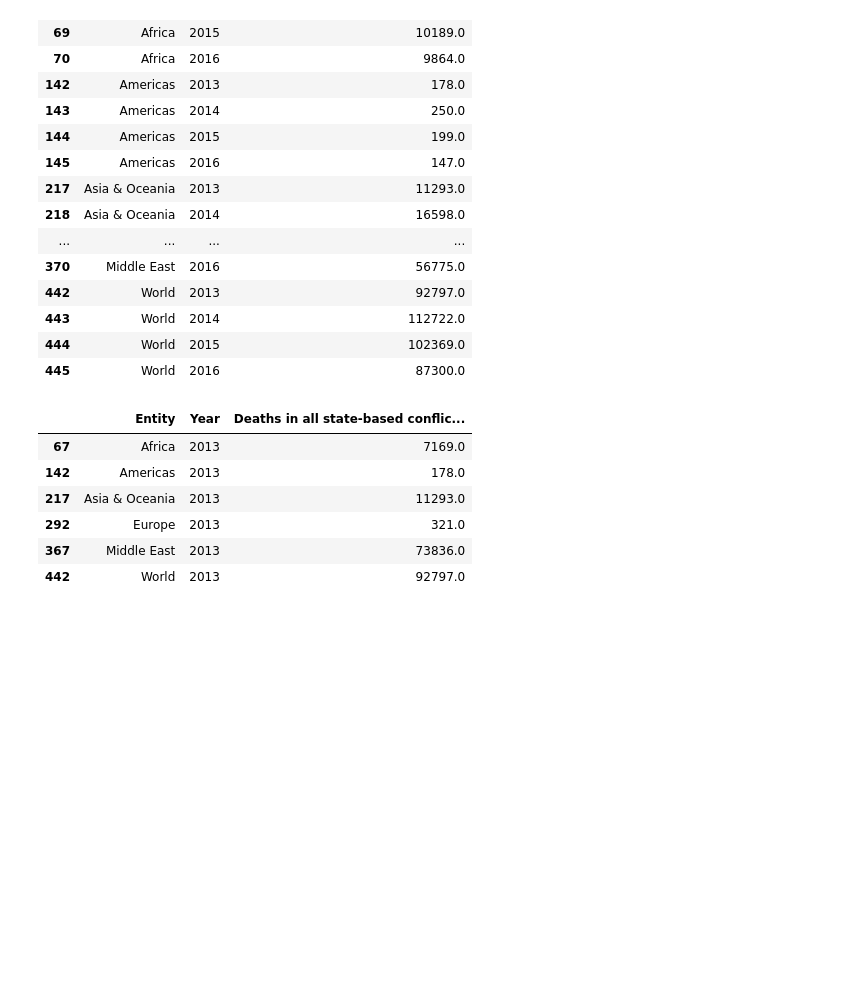
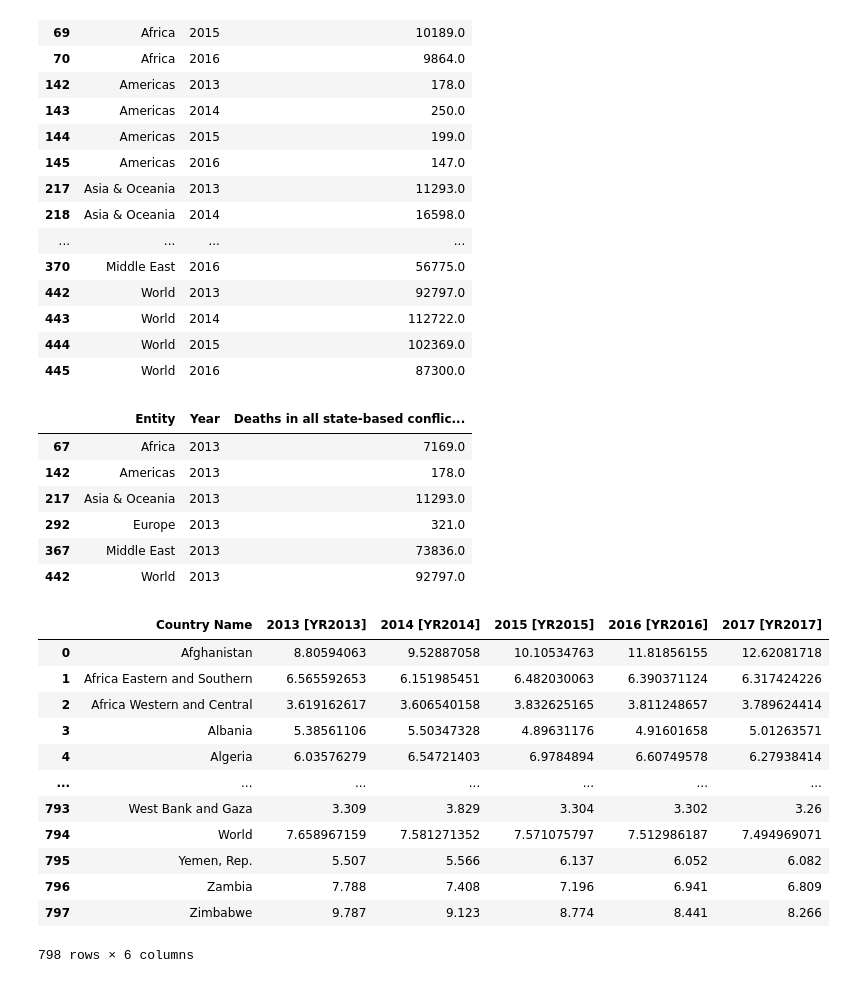
Before and after one commit to oludovisi/DSF_Final, a Jupyter notebook: DSF_Final_Project.ipynb, the cells around one changed output. Cells and saved outputs as stored; diff of their text form; code cells hidden in the pictures; blank space fills up the shorter version.

```diff
--- a/DSF_Final_Project.ipynb
+++ b/DSF_Final_Project.ipynb
@@ -285,3 +285,20 @@ war_dataset_2013
 | 292 | Europe | 2013 | 321.0 |
 | 367 | Middle East | 2013 | 73836.0 |
 | 442 | World | 2013 | 92797.0 |
+# %%
+health_expenditure = pd.read_csv('current health expenditure.csv', encoding='utf-8')
+health_expenditure
+# %% [output]
+|  | Country Name | 2013 [YR2013] | 2014 [YR2014] | 2015 [YR2015] | 2016 [YR2016] | 2017 [YR2017] |
+| 0 | Afghanistan | 8.80594063 | 9.52887058 | 10.10534763 | 11.81856155 | 12.62081718 |
+| 1 | Africa Eastern and Southern | 6.565592653 | 6.151985451 | 6.482030063 | 6.390371124 | 6.317424226 |
+| 2 | Africa Western and Central | 3.619162617 | 3.606540158 | 3.832625165 | 3.811248657 | 3.789624414 |
+| 3 | Albania | 5.38561106 | 5.50347328 | 4.89631176 | 4.91601658 | 5.01263571 |
+| 4 | Algeria | 6.03576279 | 6.54721403 | 6.9784894 | 6.60749578 | 6.27938414 |
+| ... | ... | ... | ... | ... | ... | ... |
+| 793 | West Bank and Gaza | 3.309 | 3.829 | 3.304 | 3.302 | 3.26 |
+| 794 | World | 7.658967159 | 7.581271352 | 7.571075797 | 7.512986187 | 7.494969071 |
+| 795 | Yemen, Rep. | 5.507 | 5.566 | 6.137 | 6.052 | 6.082 |
+| 796 | Zambia | 7.788 | 7.408 | 7.196 | 6.941 | 6.809 |
+| 797 | Zimbabwe | 9.787 | 9.123 | 8.774 | 8.441 | 8.266 |
+798 rows × 6 columns
```
Also changed, not shown: 2 other files.
